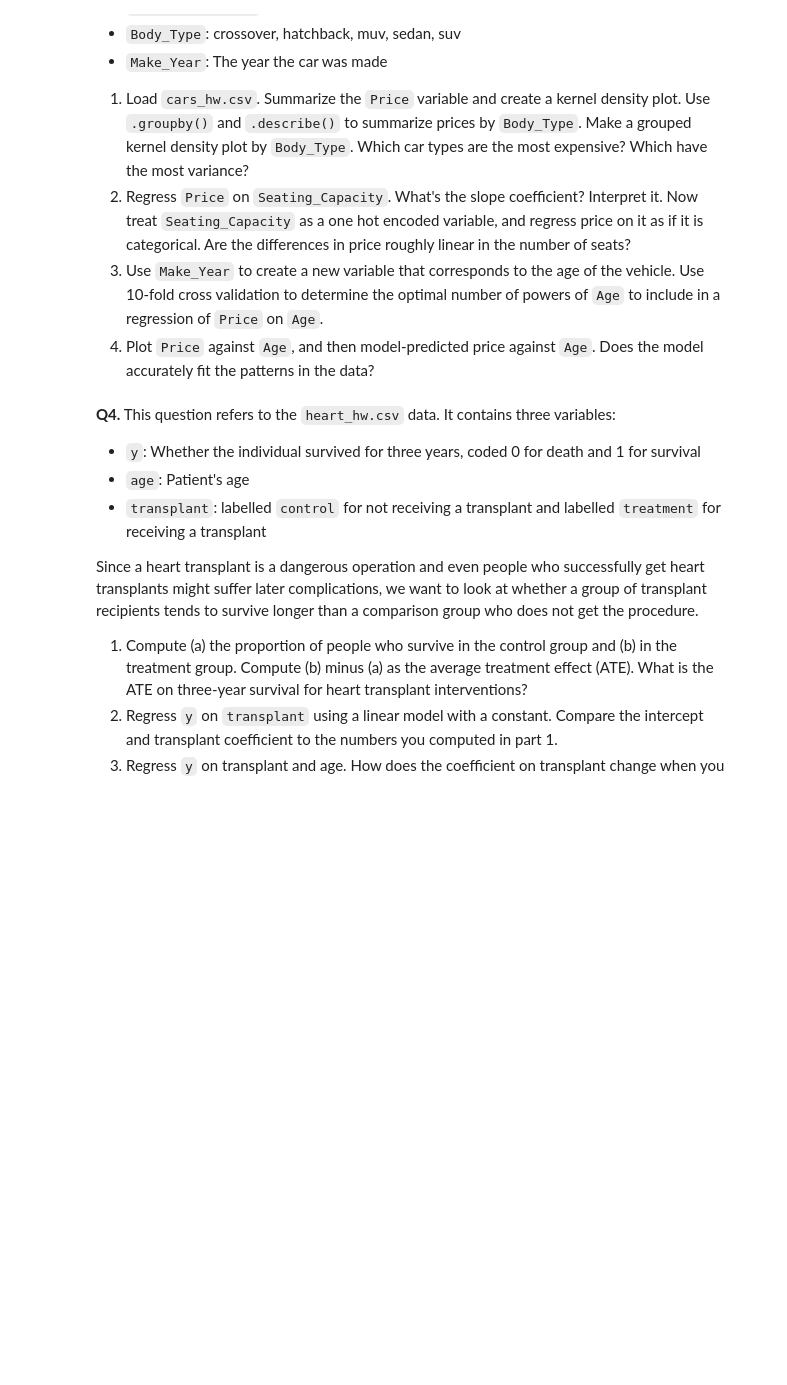
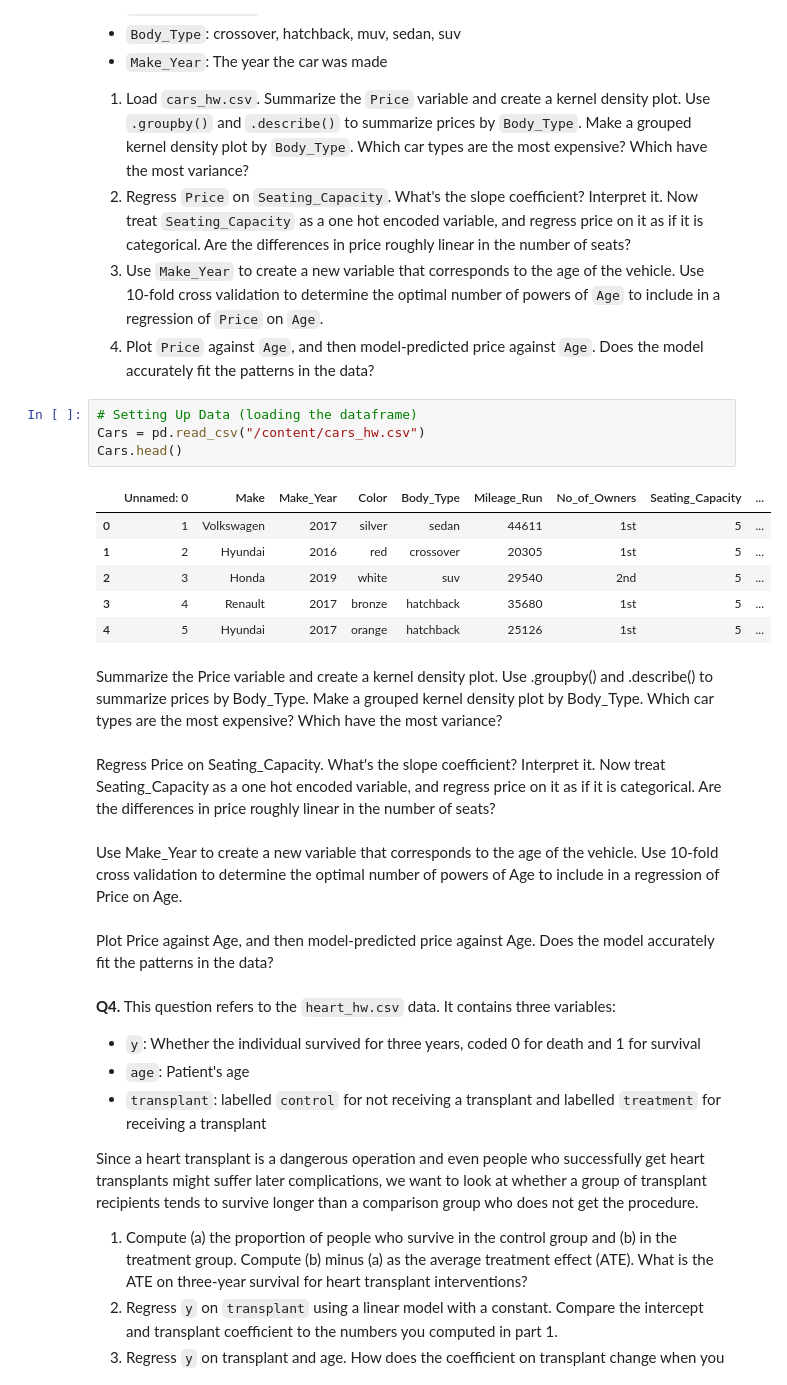
Before and after one commit to Elizabethav03/My_undergrad_ml_assignments, a Jupyter notebook: 03_assignment_linear_models.ipynb, the cells around one changed output. Cells and saved outputs as stored; diff of their text form; blank space fills up the shorter version.

```diff
--- a/03_assignment_linear_models.ipynb
+++ b/03_assignment_linear_models.ipynb
@@ -367,6 +367,25 @@ Best model based on lowest MSE: Rating + Neighbourhood
   2. Regress `Price` on `Seating_Capacity`. What's the slope coefficient? Interpret it. Now treat `Seating_Capacity` as a one hot encoded variable, and regress price on it as if it is categorical. Are the differences in price roughly linear in the number of seats?
   3. Use `Make_Year` to create a new variable that corresponds to the age of the vehicle. Use 10-fold cross validation to determine the optimal number of powers of `Age` to include in a regression of `Price` on `Age`.
   4. Plot `Price` against `Age`, and then model-predicted price against `Age`. Does the model accurately fit the patterns in the data?
+# %%
+# Setting Up Data (loading the dataframe)
+Cars = pd.read_csv("/content/cars_hw.csv")
+Cars.head()
+# %% [output]
+|  | Unnamed: 0 | Make | Make_Year | Color | Body_Type | Mileage_Run | No_of_Owners | Seating_Capacity | ... |
+| 0 | 1 | Volkswagen | 2017 | silver | sedan | 44611 | 1st | 5 | ... |
+| 1 | 2 | Hyundai | 2016 | red | crossover | 20305 | 1st | 5 | ... |
+| 2 | 3 | Honda | 2019 | white | suv | 29540 | 2nd | 5 | ... |
+| 3 | 4 | Renault | 2017 | bronze | hatchback | 35680 | 1st | 5 | ... |
+| 4 | 5 | Hyundai | 2017 | orange | hatchback | 25126 | 1st | 5 | ... |
+# %% [markdown]
+Summarize the Price variable and create a kernel density plot. Use .groupby() and .describe() to summarize prices by Body_Type. Make a grouped kernel density plot by Body_Type. Which car types are the most expensive? Which have the most variance?
+# %% [markdown]
+Regress Price on Seating_Capacity. What's the slope coefficient? Interpret it. Now treat Seating_Capacity as a one hot encoded variable, and regress price on it as if it is categorical. Are the differences in price roughly linear in the number of seats?
+# %% [markdown]
+Use Make_Year to create a new variable that corresponds to the age of the vehicle. Use 10-fold cross validation to determine the optimal number of powers of Age to include in a regression of Price on Age.
+# %% [markdown]
+Plot Price against Age, and then model-predicted price against Age. Does the model accurately fit the patterns in the data?
 # %% [markdown]
 **Q4.** This question refers to the `heart_hw.csv` data. It contains three variables:
 
```
